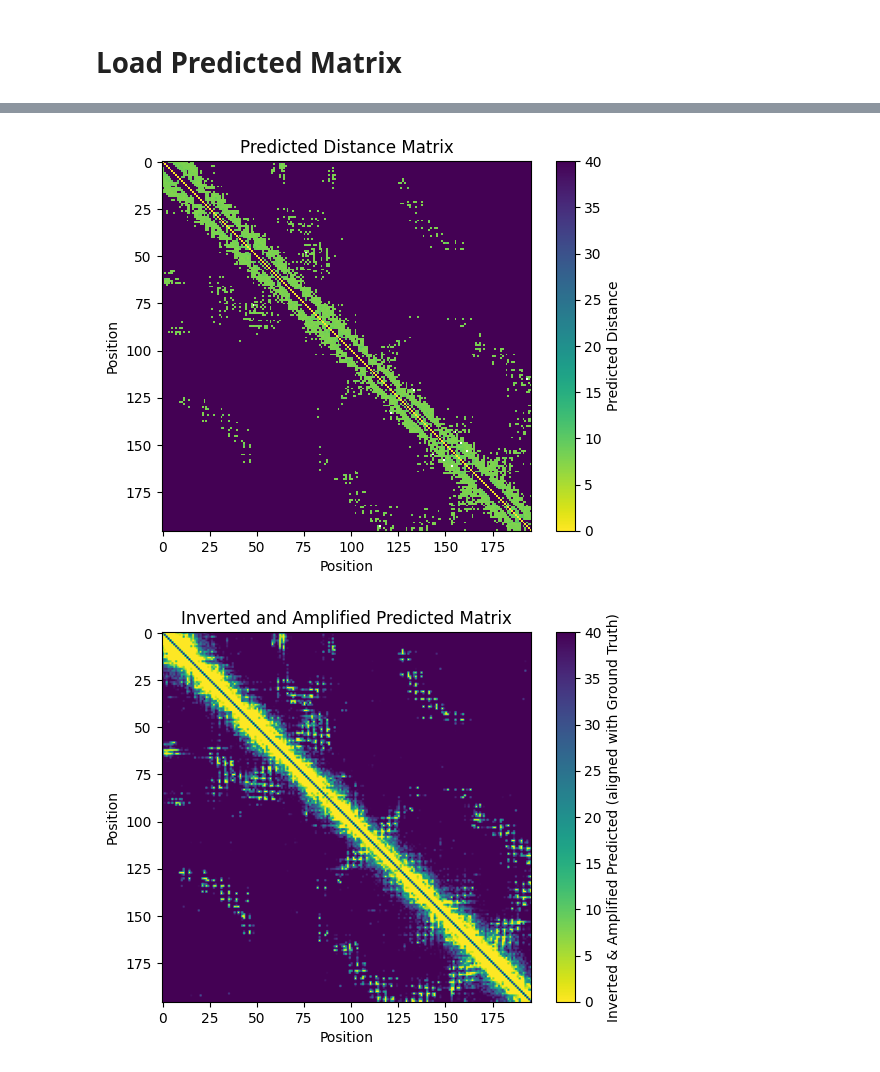
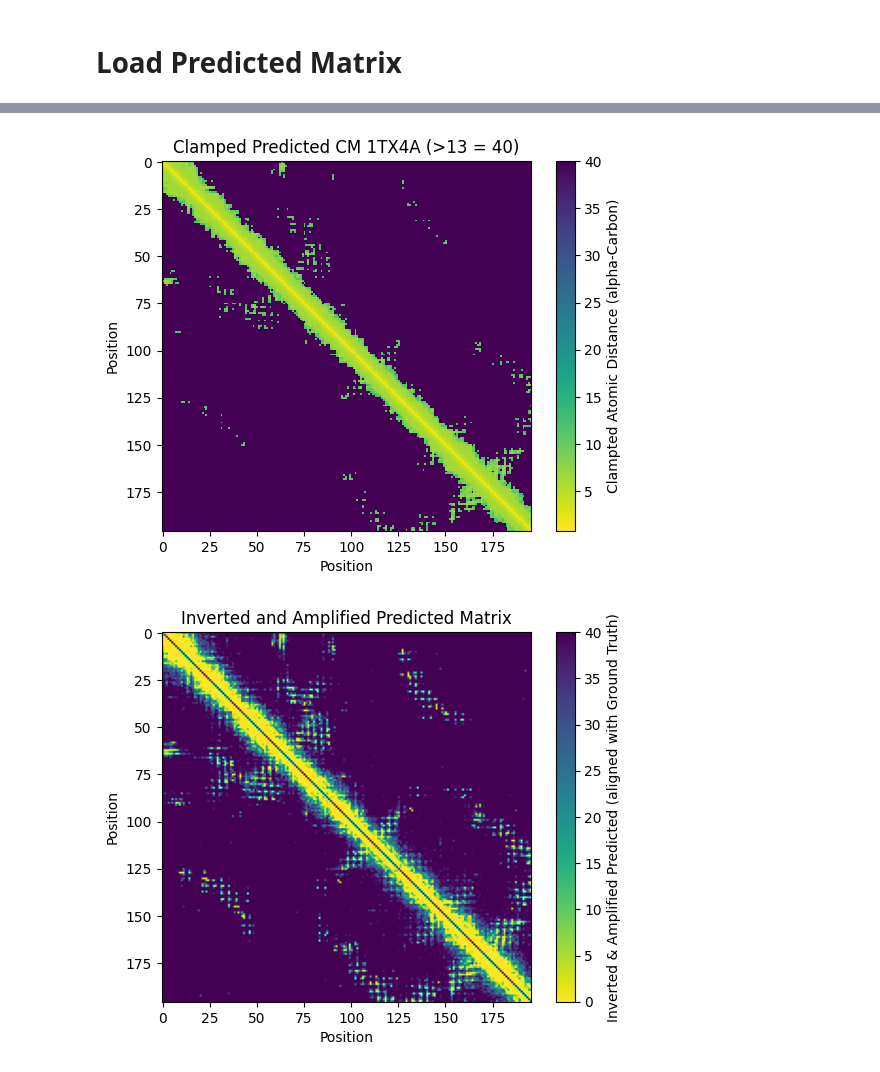
Before and after one commit to LeonHafner/PP2_reliability_score_pred, a Jupyter notebook: iddt.ipynb, the cells around one changed output, grey strips where cells are left out. Saved outputs shown, nothing was run; the diff lists cells and outputs as text; code cells hidden in the pictures.

```diff
--- a/iddt.ipynb
+++ b/iddt.ipynb
@@ -167,0 +297,7 @@ def contact_map_to_distances(contact_map, n_bins=30, min_dist=0.01, max_dist=50.
+# %%
+# using sigmoid function to normalize the contact map
+def sigmoid(x):
+    return 1 / (1 + np.exp(-x))
+
+contact_map_normalized = sigmoid(contact_map)
+plt.hist(contact_map_normalized.flatten(), bins=100, color='red', alpha=0.7, label='Normalized contact map')
@@ -180,7 +370,7 @@ plt.show()
 # %%
-distance = contact_map_to_distances(contact_map)
+distance = contact_map_to_distances(contact_map_normalized)
 plt.imshow(distance[0], cmap="viridis_r")
-plt.colorbar(label="Predicted Distance")
+plt.colorbar(label="Predicted Distance Map (binned)")
 plt.xlabel("Position")
 plt.ylabel("Position")
 plt.title("Predicted Distance Matrix")
@@ -190,14 +380,14 @@ plt.show()
 # %%
 mapped_matrix_predict = np.where(distance[0] > threshold_value, new_value, distance[0])
 
 plt.imshow(mapped_matrix_predict, cmap="viridis_r", interpolation="nearest")
-plt.colorbar(label="Predicted Distance")
+plt.colorbar(label="Clampted Atomic Distance (alpha-Carbon)")
+plt.title("Clamped Predicted CM 1TX4A (>13 = 40)")
 plt.xlabel("Position")
 plt.ylabel("Position")
-plt.title("Predicted Distance Matrix")
 plt.show()
 # %% [output]
-[figure, old version]
+[figure, new version]
 # %%
 
 # Amplify the predicted matrix (you can adjust the factor as needed)
```
Also changed, not shown: parts of 17 cells of this notebook, 2 other files.
